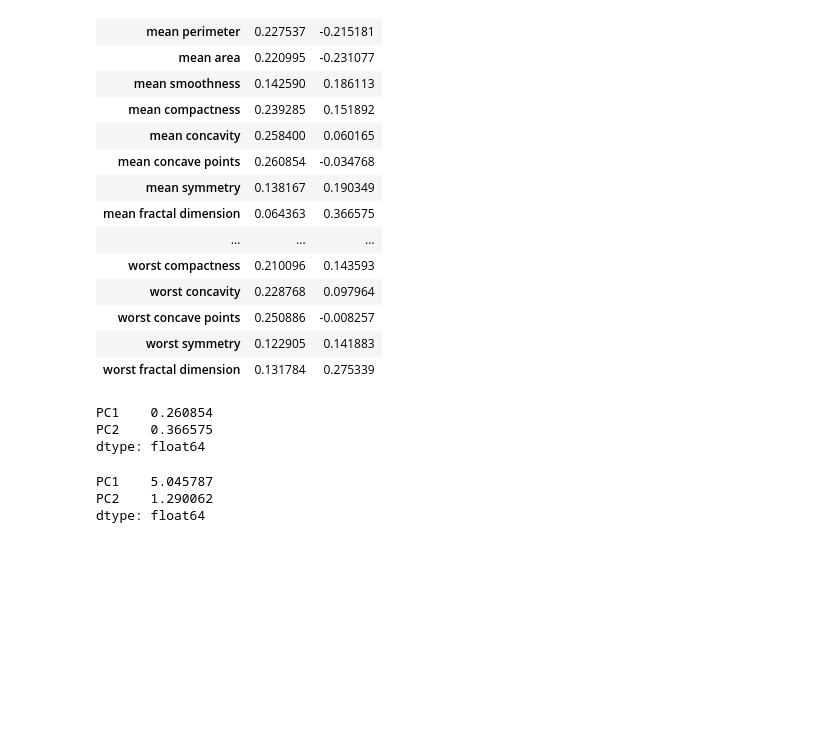
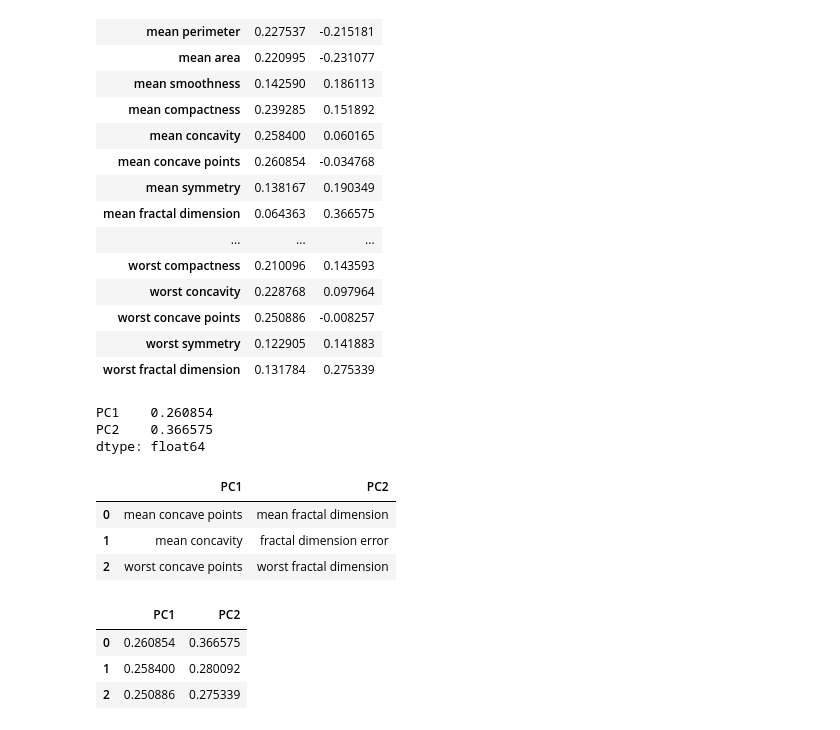
Before and after one commit to BasselD/ai-ml-training, a Jupyter notebook: 04_machine_learning/unsupervised_learning/dimensionality_reduction_pca.ipynb, the cells around one changed output. Cells and saved outputs as stored; diff of their text form; code cells hidden in the pictures; blank space fills up the shorter version.

```diff
--- a/04_machine_learning/unsupervised_learning/dimensionality_reduction_pca.ipynb
+++ b/04_machine_learning/unsupervised_learning/dimensionality_reduction_pca.ipynb
@@ -296,9 +300,23 @@ loadings_matrix.max()
 PC1    0.260854
 PC2    0.366575
 dtype: float64
-# %%
-loadings_matrix.sum()
-# %% [output]
-PC1    5.045787
-PC2    1.290062
-dtype: float64
+# %%
+# Get the highest 3 values of loadings for each component
+top_loadings = loadings_matrix.apply(lambda x: x.abs().nlargest(3).index, axis=0)
+
+# Add the corresponding values
+top_values = loadings_matrix.apply(lambda x: x.nlargest(3).values, axis=0)
+# %%
+top_loadings
+# %% [output]
+|  | PC1 | PC2 |
+| 0 | mean concave points | mean fractal dimension |
+| 1 | mean concavity | fractal dimension error |
+| 2 | worst concave points | worst fractal dimension |
+# %%
+top_values
+# %% [output]
+|  | PC1 | PC2 |
+| 0 | 0.260854 | 0.366575 |
+| 1 | 0.258400 | 0.280092 |
+| 2 | 0.250886 | 0.275339 |
```
Also changed, not shown: parts of 3 cells of this notebook, 5 other files.
